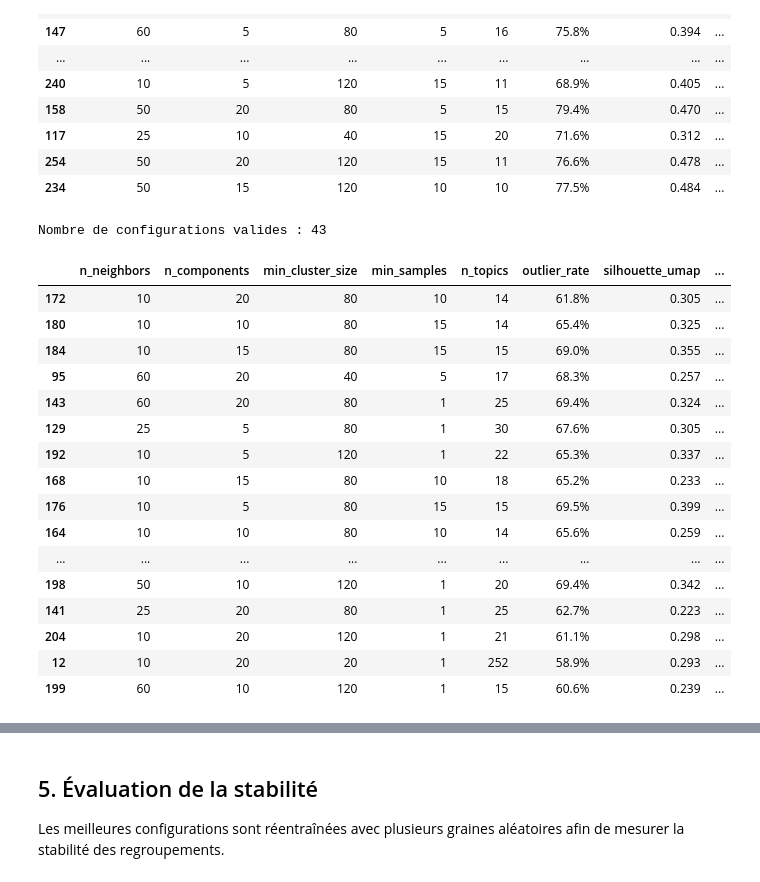
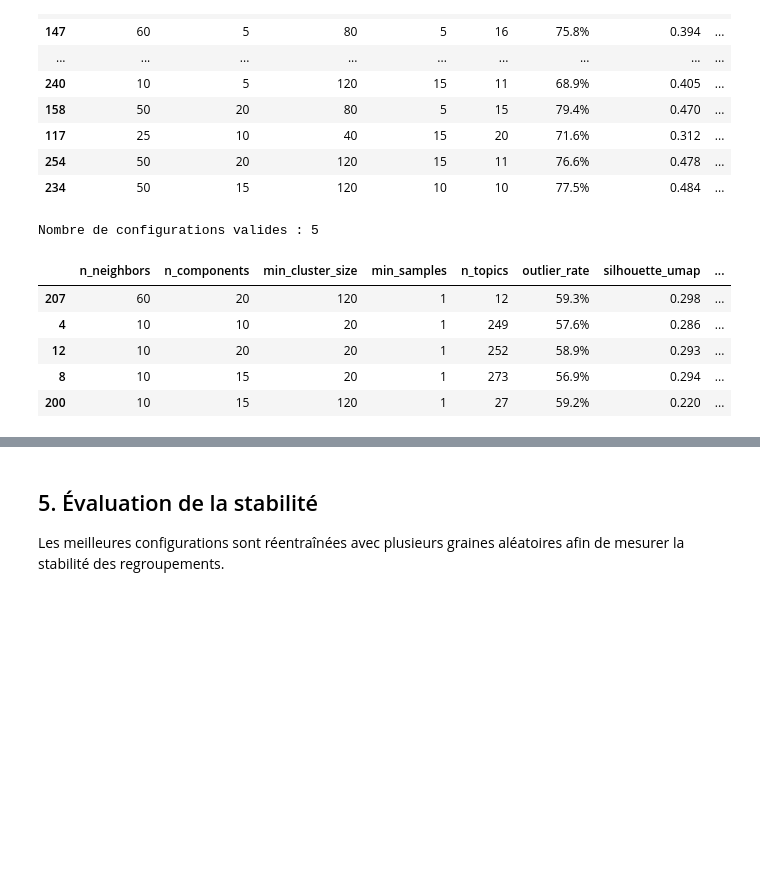
Before and after one commit to MorganRichard25/zola-dtm, a Jupyter notebook: 02_notebook_analyse/01_recherche_hyperparametres.ipynb, the cells around one changed output, grey strips where cells are left out. Saved outputs shown, nothing was run; the diff lists cells and outputs as text; code cells hidden in the pictures; blank space fills up the shorter version.

```diff
--- a/02_notebook_analyse/01_recherche_hyperparametres.ipynb
+++ b/02_notebook_analyse/01_recherche_hyperparametres.ipynb
@@ -647,11 +663,11 @@ candidats = (
 )
 
 candidats = candidats[
-    # Écarter les solutions triviales
-    (candidats["n_topics"] >= 14)
+     #Écarter les solutions triviales
+    (candidats["n_topics"] >= 10)
 
     # Écarter les modèles classant presque tout en bruit
-    & (candidats["outlier_rate"] <= 0.70)
+    & (candidats["outlier_rate"] <= 0.6)
 
     # Écarter les modèles dominés par un seul topic
     & (candidats["largest_topic_share"] <= 0.40)
@@ -659,35 +675,29 @@ candidats = candidats[
 
 print("Nombre de configurations valides :",len(candidats))
 # %% [output]
-Nombre de configurations valides : 43
+Nombre de configurations valides : 5
 # %%
 # Plus la valeur est élevée, mieux c'est
 candidats["coherence_rank"] = (candidats["coherence_cv"].rank(pct=True))
 
+
 candidats["silhouette_rank"] = (candidats["silhouette_umap"].rank(pct=True))
+
 
 candidats["diversity_rank"] = (candidats["topic_diversity"].rank(pct=True))
 
+
 candidats["coverage_rank"] = (candidats["coverage"].rank(pct=True))
 
+
 # Une faible domination par le plus gros topic est préférable
-candidats["balance_rank"] = (
-    (1 - candidats["largest_topic_share"])
-    .rank(pct=True)
-)
+candidats["balance_rank"] = ((1 - candidats["largest_topic_share"]).rank(pct=True))
 
 
 # DBCV facultatif
-if (
-    CALCULER_DBCV
-    and candidats["dbcv"].notna().sum() > 1
-):
+if (CALCULER_DBCV and candidats["dbcv"].notna().sum() > 1):
 
-    candidats["dbcv_rank"] = (
-        candidats["dbcv"]
-        .rank(pct=True)
-        .fillna(0.5)
-    )
+    candidats["dbcv_rank"] = (candidats["dbcv"].rank(pct=True).fillna(0.5))
 
 else:
 
@@ -711,49 +721,38 @@ candidats = (candidats.sort_values("score_global",ascending=False,))
 display(
     candidats[
         [
             "n_neighbors",
             "n_components",
             "min_cluster_size",
             "min_samples",
             "n_topics",
             "outlier_rate",
             "silhouette_umap",
             "dbcv",
             "coherence_cv",
             "topic_diversity",
             "largest_topic_share",
             "score_global"
         ]
     ]
     .head(20)
     .style.format({
         "outlier_rate": "{:.1%}",
         "silhouette_umap": "{:.3f}",
         "dbcv": "{:.3f}",
         "coherence_cv": "{:.3f}",
         "topic_diversity": "{:.3f}",
         "largest_topic_share": "{:.1%}",
         "score_global": "{:.3f}"
     })
 )
 # %% [output]
 |  | n_neighbors | n_components | min_cluster_size | min_samples | n_topics | outlier_rate | silhouette_umap | ... |
-| 172 | 10 | 20 | 80 | 10 | 14 | 61.8% | 0.305 | ... |
-| 180 | 10 | 10 | 80 | 15 | 14 | 65.4% | 0.325 | ... |
-| 184 | 10 | 15 | 80 | 15 | 15 | 69.0% | 0.355 | ... |
-| 95 | 60 | 20 | 40 | 5 | 17 | 68.3% | 0.257 | ... |
-| 143 | 60 | 20 | 80 | 1 | 25 | 69.4% | 0.324 | ... |
-| 129 | 25 | 5 | 80 | 1 | 30 | 67.6% | 0.305 | ... |
-| 192 | 10 | 5 | 120 | 1 | 22 | 65.3% | 0.337 | ... |
-| 168 | 10 | 15 | 80 | 10 | 18 | 65.2% | 0.233 | ... |
-| 176 | 10 | 5 | 80 | 15 | 15 | 69.5% | 0.399 | ... |
-| 164 | 10 | 10 | 80 | 10 | 14 | 65.6% | 0.259 | ... |
-| ... | ... | ... | ... | ... | ... | ... | ... | ... |
-| 198 | 50 | 10 | 120 | 1 | 20 | 69.4% | 0.342 | ... |
-| 141 | 25 | 20 | 80 | 1 | 25 | 62.7% | 0.223 | ... |
-| 204 | 10 | 20 | 120 | 1 | 21 | 61.1% | 0.298 | ... |
+| 207 | 60 | 20 | 120 | 1 | 12 | 59.3% | 0.298 | ... |
+| 4 | 10 | 10 | 20 | 1 | 249 | 57.6% | 0.286 | ... |
 | 12 | 10 | 20 | 20 | 1 | 252 | 58.9% | 0.293 | ... |
-| 199 | 60 | 10 | 120 | 1 | 15 | 60.6% | 0.239 | ... |
+| 8 | 10 | 15 | 20 | 1 | 273 | 56.9% | 0.294 | ... |
+| 200 | 10 | 15 | 120 | 1 | 27 | 59.2% | 0.220 | ... |
 # %%
 meilleur_par_nombre_topics = (
     candidats
```
Also changed, not shown: parts of 14 cells of this notebook, 9 other files.
